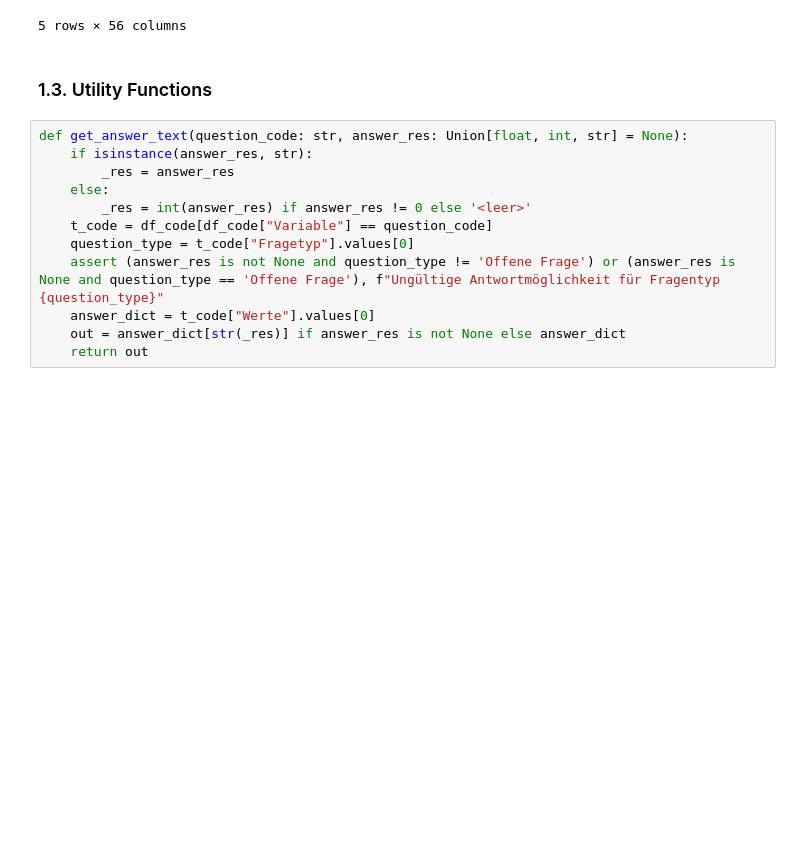
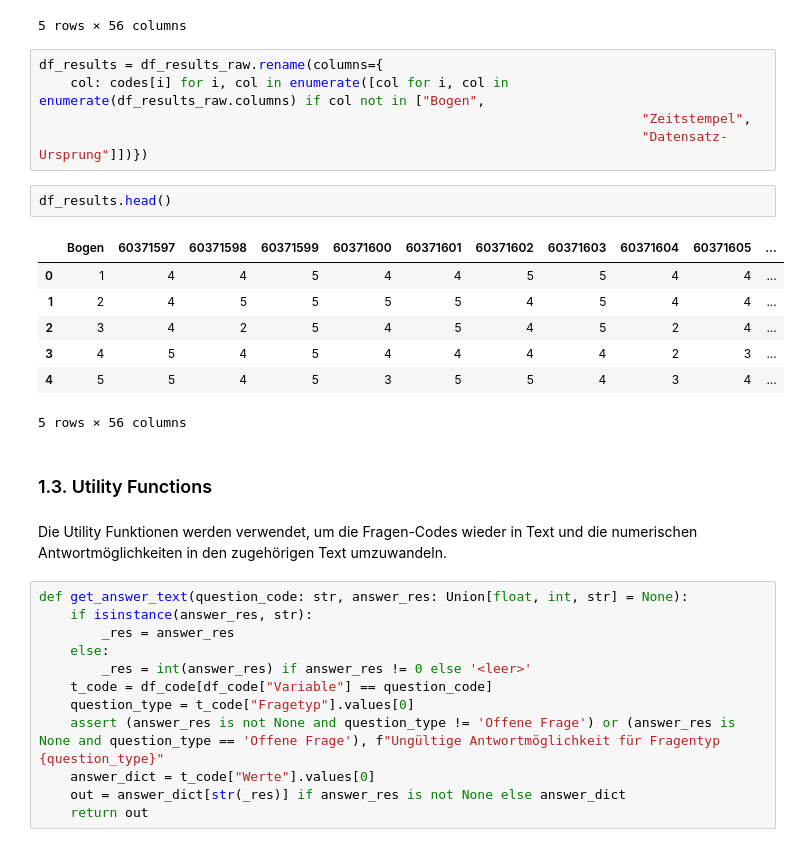
Before and after one commit to yoDa666/piaMaster, a Jupyter notebook: piaMaster/piaMaster_pre_processing.ipynb, the cells around one changed output. Cells and saved outputs as stored; diff of their text form; blank space fills up the shorter version.

```diff
--- a/piaMaster/piaMaster_pre_processing.ipynb
+++ b/piaMaster/piaMaster_pre_processing.ipynb
@@ -59,8 +57,25 @@ df_results_raw.head()
 | 3 | 4 | 5 | 4 | 5 | 4 | ... |
 | 4 | 5 | 5 | 4 | 5 | 3 | ... |
 5 rows × 56 columns
+# %%
+df_results = df_results_raw.rename(columns={
+    col: codes[i] for i, col in enumerate([col for i, col in enumerate(df_results_raw.columns) if col not in ["Bogen",
+                                                                             "Zeitstempel",
+                                                                             "Datensatz-Ursprung"]])})
+# %%
+df_results.head()
+# %% [output]
+|  | Bogen | 60371597 | 60371598 | 60371599 | 60371600 | 60371601 | 60371602 | 60371603 | 60371604 | 60371605 | ... |
+| 0 | 1 | 4 | 4 | 5 | 4 | 4 | 5 | 5 | 4 | 4 | ... |
+| 1 | 2 | 4 | 5 | 5 | 5 | 5 | 4 | 5 | 4 | 4 | ... |
+| 2 | 3 | 4 | 2 | 5 | 4 | 5 | 4 | 5 | 2 | 4 | ... |
+| 3 | 4 | 5 | 4 | 5 | 4 | 4 | 4 | 4 | 2 | 3 | ... |
+| 4 | 5 | 5 | 4 | 5 | 3 | 5 | 5 | 4 | 3 | 4 | ... |
+5 rows × 56 columns
 # %% [markdown]
 ### 1.3. Utility Functions
+# %% [markdown]
+Die Utility Funktionen werden verwendet, um die Fragen-Codes wieder in Text und die numerischen Antwortmöglichkeiten in den zugehörigen Text umzuwandeln.
 # %%
 def get_answer_text(question_code: str, answer_res: Union[float, int, str] = None):
     if isinstance(answer_res, str):
```
Also changed, not shown: parts of 8 cells of this notebook, 1 other file.
